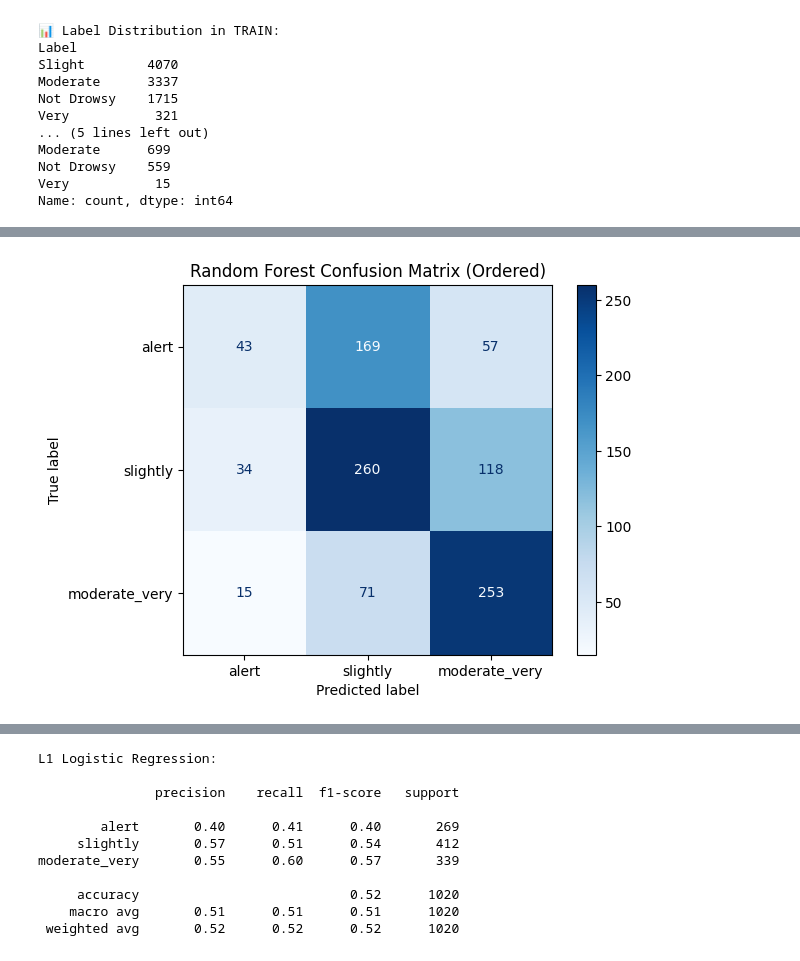
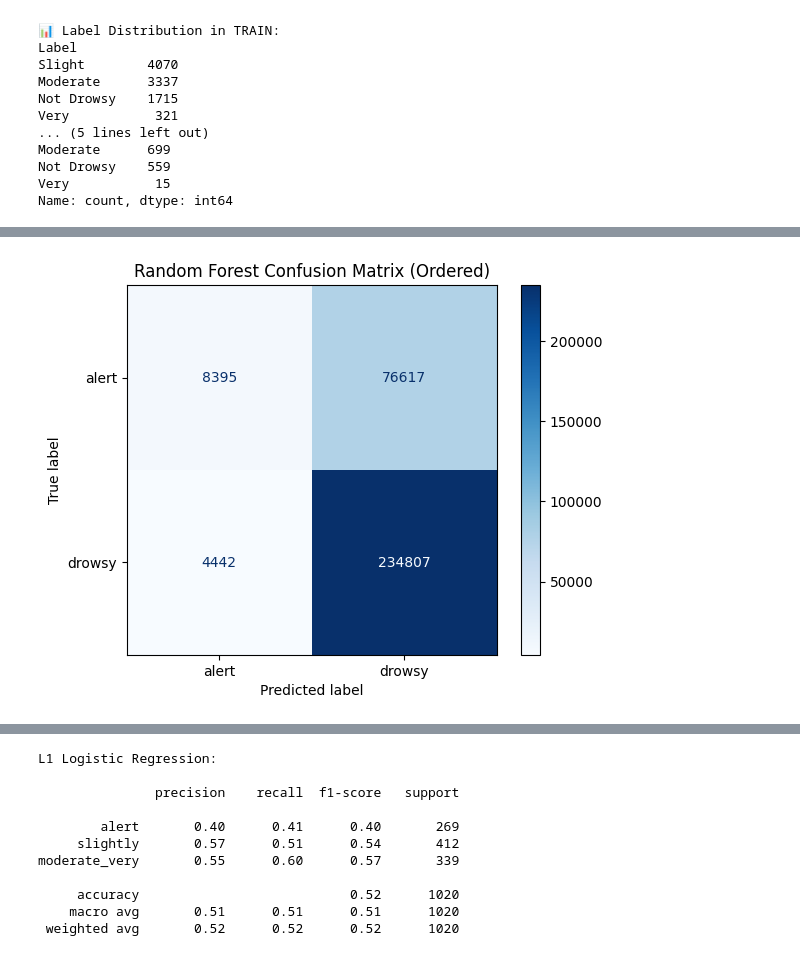
Before and after one commit to aaryan-nagpal1/Thesis, a Jupyter notebook: S1_S2_Classification.ipynb, the cells around one changed output, grey strips where cells are left out. Cells and saved outputs as stored; diff of their text form; code cells hidden in the pictures.

```diff
--- a/S1_S2_Classification.ipynb
+++ b/S1_S2_Classification.ipynb
@@ -413,8 +414,8 @@ from imblearn.over_sampling import SMOTE
 # --- Load datasets ---
 # train_df = pd.read_csv('Classification_Combined_Data/S1_S2_train_data.csv')
 # test_df = pd.read_csv('Classification_Combined_Data/S1_S2_test_data.csv')
-train_df = pd.read_csv('Classification_Combined_Data/S1_S2_train_data_noOverlap.csv')
-test_df = pd.read_csv('Classification_Combined_Data/S1_S2_test_data_noOverlap.csv')
+train_df = pd.read_csv('Classification_Combined_Data/S1_S2_train_data_60hz.csv')
+test_df = pd.read_csv('Classification_Combined_Data/S1_S2_test_data_60hz.csv')
 
 # --- Map and clean labels ---
 train_df['Label'] = train_df['Label'].map(label_map)
@@ -514,8 +512,8 @@ from sklearn.metrics import classification_report, ConfusionMatrixDisplay
 # Load CSVs
 # train_df = pd.read_csv('Classification_Combined_Data/S1_S2_train_data.csv')
 # test_df = pd.read_csv('Classification_Combined_Data/S1_S2_test_data.csv')
-train_df = pd.read_csv('Classification_Combined_Data/S1_S2_train_data_noOverlap.csv')
-test_df = pd.read_csv('Classification_Combined_Data/S1_S2_test_data_noOverlap.csv')
+train_df = pd.read_csv('Classification_Combined_Data/S1_S2_train_data.csv')
+test_df = pd.read_csv('Classification_Combined_Data/S1_S2_test_data.csv')
 
 # Apply mapping
 train_df['Label'] = train_df['Label'].map(label_map)
@@ -547,7 +545,7 @@ dummy_clf.fit(X_train, y_train_enc)
 y_pred_dummy = dummy_clf.predict(X_test)
 
 # Define custom order
-custom_order = ['alert', 'slightly', 'moderate_very']  # Adjust based on your actual labels
+custom_order = ['alert', 'drowsy']  # Adjust based on your actual labels
 custom_label_indices = [list(le.classes_).index(lbl) for lbl in custom_order]
 
 # Classification report
@@ -596,37 +593,39 @@ import pandas as pd
 import matplotlib.pyplot as plt
 from sklearn.model_selection import GridSearchCV, StratifiedKFold
 
-# --- Load datasets ---
-# train_df = pd.read_csv('Classification_Combined_Data/S1_S2_train_data.csv')
+# # --- Load datasets ---
+# # train_df = pd.read_csv('Classification_Combined_Data/S1_S2_train_data.csv')
 # test_df = pd.read_csv('Classification_Combined_Data/S1_S2_test_data.csv')
-train_df = pd.read_csv('Classification_Combined_Data/S1_S2_train_data_noOverlap.csv')
-test_df = pd.read_csv('Classification_Combined_Data/S1_S2_test_data_noOverlap.csv')
+# train_df = pd.read_csv('Classification_Combined_Data/S1_S2_train_data_10s.csv')
+# test_df = pd.read_csv('Classification_Combined_Data/S1_S2_test_data_10s.csv')
 
-# --- Map and clean labels ---
-train_df['Label'] = train_df['Label'].map(label_map)
-test_df['Label'] = test_df['Label'].map(label_map)
+# # --- Map and clean labels ---
+# train_df['Label'] = train_df['Label'].map(label_map)
+# test_df['Label'] = test_df['Label'].map(label_map)
 
-train_df = train_df[train_df['Label'].notna()]
-test_df = test_df[test_df['Label'].notna()]
+# train_df = train_df[train_df['Label'].notna()]
+# test_df = test_df[test_df['Label'].notna()]
 
-# --- Remove non-feature columns ---
-non_features = ['ID', 'Study', 'window_start', 'Label']
-features = [col for col in train_df.columns if col not in non_features]
+# # --- Remove non-feature columns ---
+# non_features = ['ID', 'Study', 'window_start', 'Label']
+# features = [col for col in train_df.columns if col not in non_features]
 
-# --- Split features and labels ---
-X_train = train_df[features]
-y_train = train_df['Label']
-X_test = test_df[features]
-y_test = test_df['Label']
+# # --- Split features and labels ---
+# X_train = train_df[features]
+# y_train = train_df['Label']
+# X_test = test_df[features]
+# y_test = test_df['Label']
 
-# --- Encode labels ---
-le = LabelEncoder()
-y_train_enc = le.fit_transform(y_train)
-y_test_enc = le.transform(y_test)
+# # --- Encode labels ---
+# le = LabelEncoder()
+# y_train_enc = le.fit_transform(y_train)
+# y_test_enc = le.transform(y_test)
 
-# --- Balance training set with SMOTE ---
-smote = SMOTE(random_state=42)
-X_train_sm, y_train_sm = smote.fit_resample(X_train, y_train_enc)
+# # --- Balance training set with SMOTE ---
+# smote = SMOTE(random_state=42)
+# X_train_sm, y_train_sm = smote.fit_resample(X_train, y_train_enc)
+
+X_train_sm, y_train_sm = X_train_sm, y_train_sm
 
 # --- Train Random Forest ---
 rf_model = RandomForestClassifier(n_estimators=100, random_state=42)
@@ -637,7 +636,8 @@ y_pred_rf = rf_model.predict(X_test)
 y_proba_rf = rf_model.predict_proba(X_test)[:, 1]  # ✅ probability of positive class
 
 # --- Define custom label order ---
-custom_order = ['alert', 'slightly', 'moderate_very']  # Adjust based on your actual labels
+custom_order = ['alert', 'drowsy']  # Adjust based on your actual labels
+# custom_order = ['alert', 'slight', 'drowsy']  # Adjust based on your actual labels
 custom_label_indices = [list(le.classes_).index(lbl) for lbl in custom_order]
 
 # --- Classification report ---
@@ -697,4 +696,4 @@ ROC AUC: 0.7330
-[figure, old version]
+[figure, new version]
 # %%
 from xgboost import XGBClassifier
 from sklearn.preprocessing import LabelEncoder
```
Also changed, not shown: parts of 7 cells of this notebook, 3 other files.
